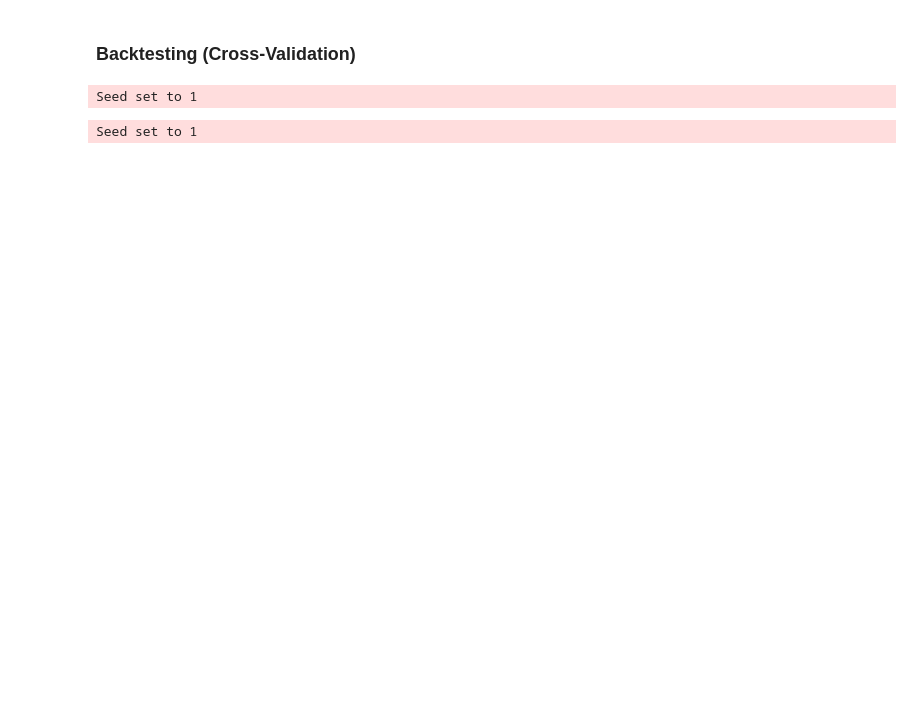
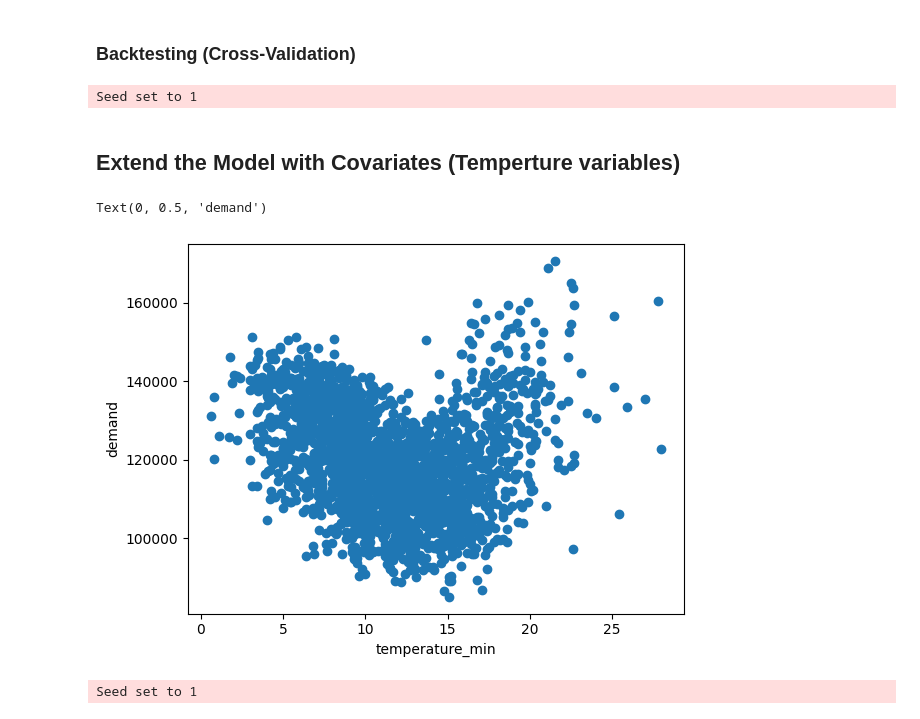
Before and after one commit to jjmossel/time-series-tutorial, a Jupyter notebook: Tutorial01.ipynb, the cells around one changed output. Drawn from its saved outputs; the diff is of its cells as text; code cells hidden in the pictures; blank space fills up the shorter version.

```diff
--- a/Tutorial01.ipynb
+++ b/Tutorial01.ipynb
@@ -264,5 +240,14 @@ epf_nf1 = NeuralForecast(models=epf_models_1, freq='H')
 Seed set to 1
 # %%
 epf_bt1 = epf_nf1.cross_validation(epf_df1, n_windows=7, step_size=horizon, val_size=horizon, refit=True)
+# %% [markdown]
+## Extend the Model with Covariates (Temperture variables)
+# %%
+plt.scatter(epf_df['temperature_min'], epf_df['y'])
+plt.xlabel('temperature_min')
+plt.ylabel('demand')
+# %% [output]
+Text(0, 0.5, 'demand')
+[figure, added]
 # %%
 epf_df2 = epf_df.copy()
```
Also changed, not shown: parts of 19 cells of this notebook.
